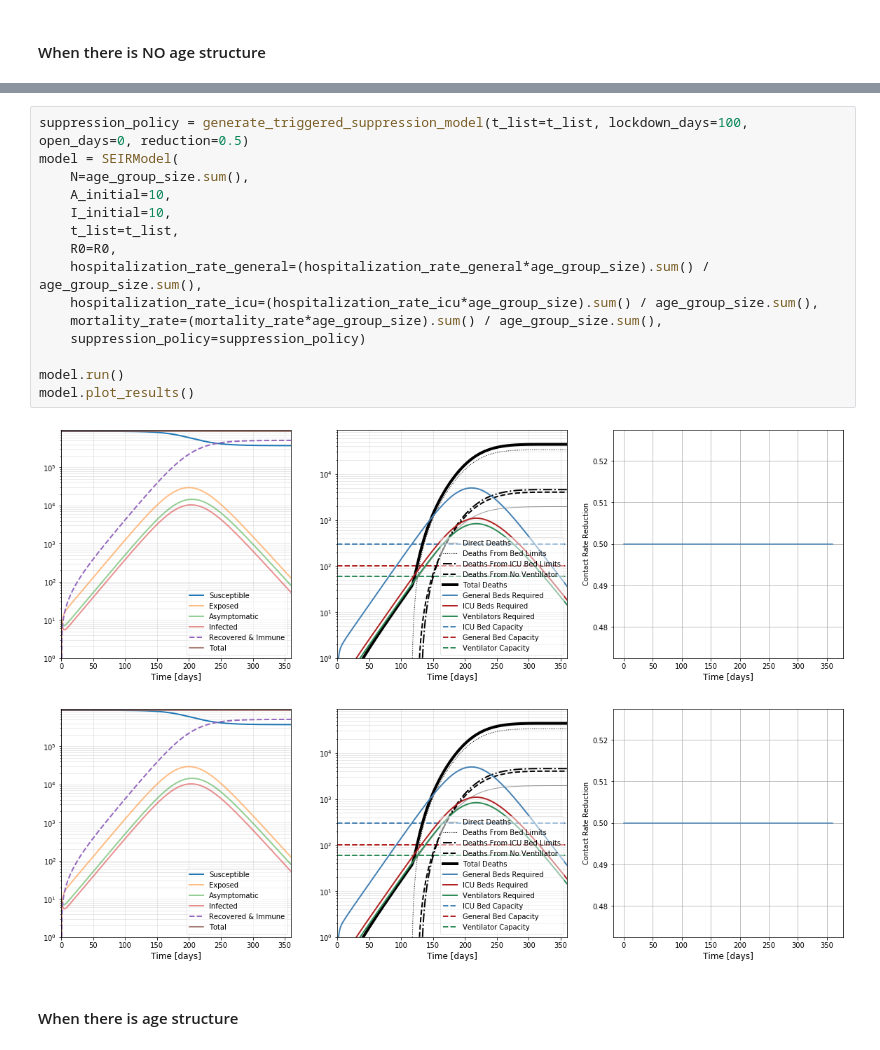
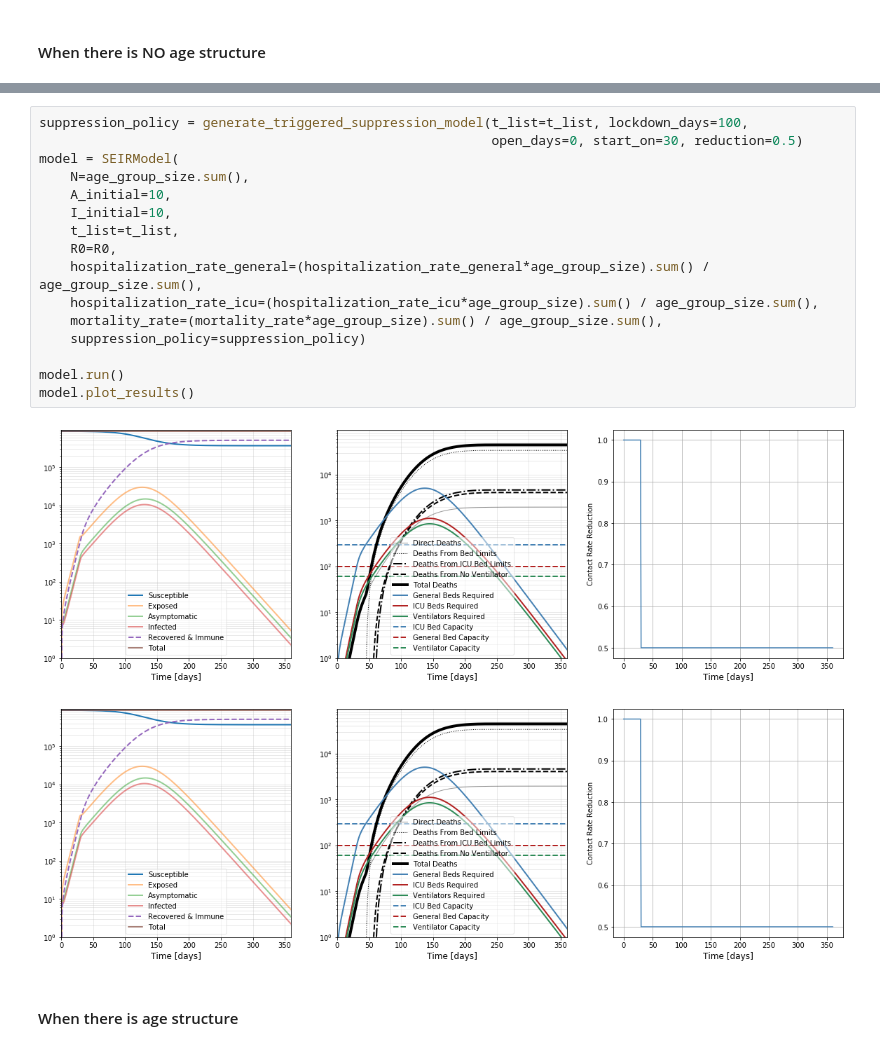
Before and after one commit to erccarls/county_covid_seir_models, a Jupyter notebook: notebooks/SEIR_age_structure.ipynb, the cells around one changed output, grey strips where cells are left out. Cells and saved outputs as stored; diff of their text form.

```diff
--- a/notebooks/SEIR_age_structure.ipynb
+++ b/notebooks/SEIR_age_structure.ipynb
@@ -68,23 +68,24 @@ model.plot_results()
 [figure]
 [figure]
 # %%
-suppression_policy = generate_triggered_suppression_model(t_list=t_list, lockdown_days=100, open_days=0, reduction=0.5)
+suppression_policy = generate_triggered_suppression_model(t_list=t_list, lockdown_days=100,
+                                                          open_days=0, start_on=30, reduction=0.5)
 model = SEIRModel(
     N=age_group_size.sum(),
     A_initial=10,
     I_initial=10,
     t_list=t_list,
     R0=R0,
     hospitalization_rate_general=(hospitalization_rate_general*age_group_size).sum() / age_group_size.sum(),
     hospitalization_rate_icu=(hospitalization_rate_icu*age_group_size).sum() / age_group_size.sum(),
     mortality_rate=(mortality_rate*age_group_size).sum() / age_group_size.sum(),
     suppression_policy=suppression_policy)
 
 model.run()
 model.plot_results()
 # %% [output]
-[figure, old version]
+[figure, new version]
-[figure, old version]
+[figure, new version]
 # %% [markdown]
 #### When there is age structure
 # %%
```
Also changed, not shown: parts of 3 cells of this notebook.
